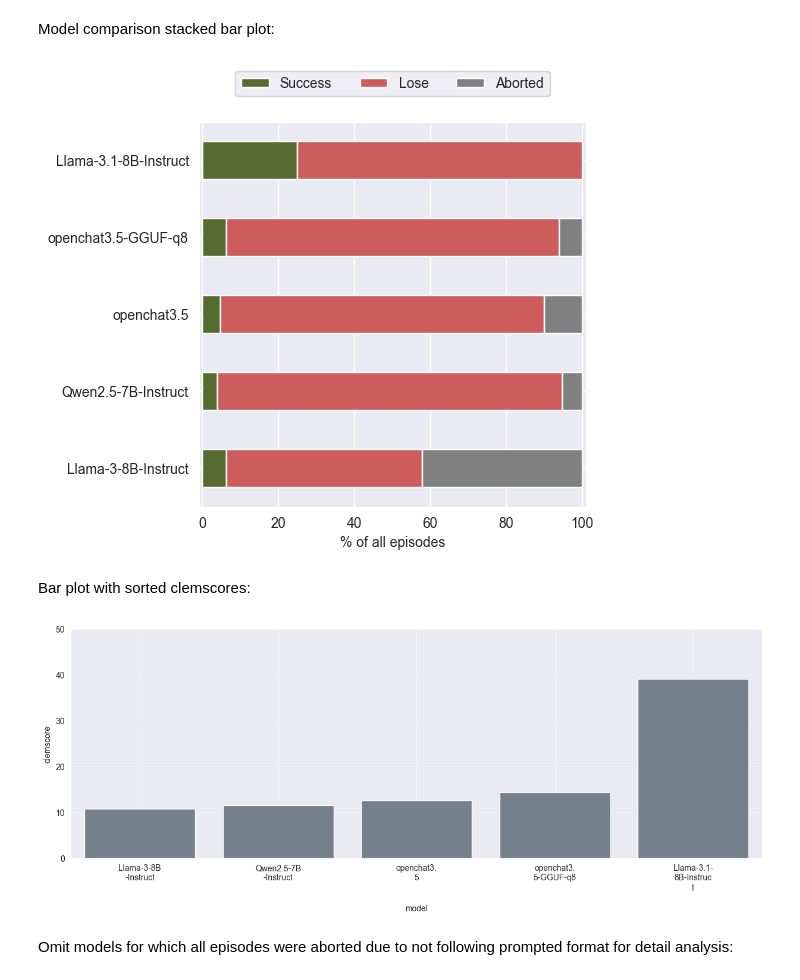
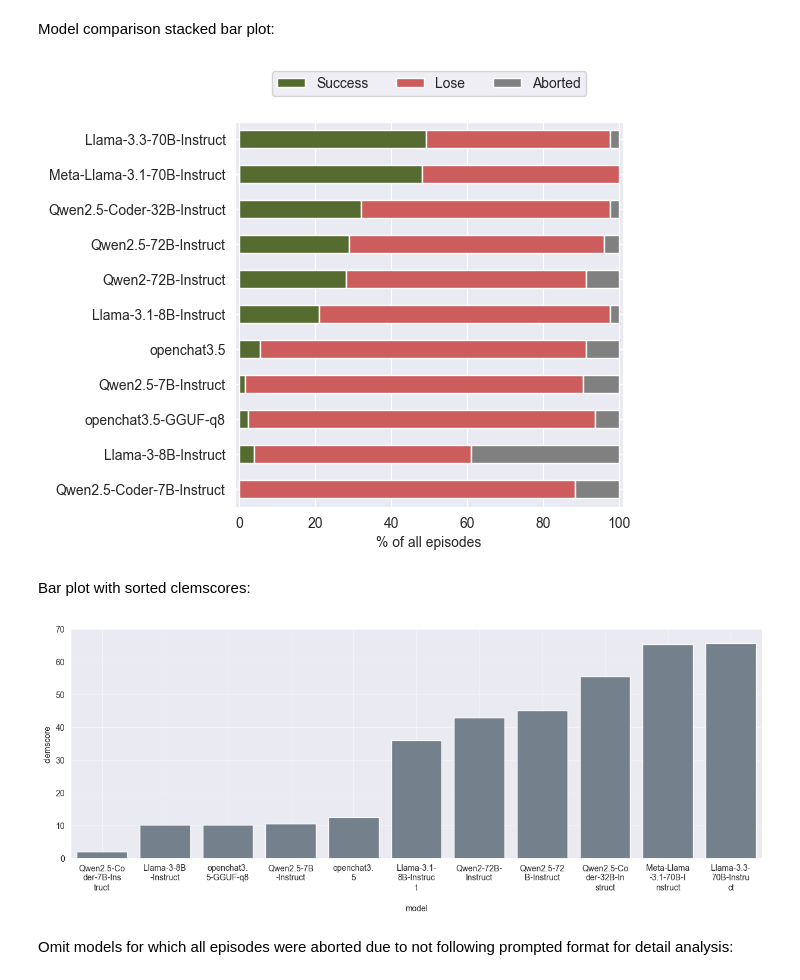
Before and after one commit to jmccardle/AdventureClemGame, a Jupyter notebook: adventuregame_eval.ipynb, the cells around one changed output. Saved outputs shown, nothing was run; the diff lists cells and outputs as text; code cells hidden in the pictures.

```diff
--- a/adventuregame_eval.ipynb
+++ b/adventuregame_eval.ipynb
@@ -64,7 +64,12 @@ model_name_dict = {
     'Qwen2-72B-Instruct-t0.0--Qwen2-72B-Instruct-t0.0': "Qwen2-72B-Instruct",
     'Meta-Llama-3.1-8B-Instruct-t0.0--Meta-Llama-3.1-8B-Instruct-t0.0': 'Llama-3.1-8B-Instruct',
     'Meta-Llama-3-8B-Instruct-t0.0--Meta-Llama-3-8B-Instruct-t0.0': 'Llama-3-8B-Instruct',
-    'Qwen2.5-7B-Instruct-t0.0--Qwen2.5-7B-Instruct-t0.0': 'Qwen2.5-7B-Instruct'
+    'Qwen2.5-7B-Instruct-t0.0--Qwen2.5-7B-Instruct-t0.0': 'Qwen2.5-7B-Instruct',
+    'Qwen2.5-Coder-32B-Instruct-t0.0--Qwen2.5-Coder-32B-Instruct-t0.0': 'Qwen2.5-Coder-32B-Instruct',
+    'Qwen2.5-Coder-7B-Instruct-t0.0--Qwen2.5-Coder-7B-Instruct-t0.0': 'Qwen2.5-Coder-7B-Instruct',
+    'Qwen2.5-72B-Instruct-t0.0--Qwen2.5-72B-Instruct-t0.0': 'Qwen2.5-72B-Instruct',
+    'Llama-3.3-70B-Instruct-t0.0--Llama-3.3-70B-Instruct-t0.0': 'Llama-3.3-70B-Instruct',
+    'Meta-Llama-3.1-70B-Instruct-t0.0--Meta-Llama-3.1-70B-Instruct-t0.0': 'Meta-Llama-3.1-70B-Instruct'
 }
 
 experiment_short_name_dict = {
@@ -200,23 +217,23 @@ plt.xlim(-1, 101)
 plt.ylabel('')
 plt.show()
 # %% [output]
-[figure, old version]
+[figure, new version]
 # %% [markdown]
 Bar plot with sorted clemscores:
 # %%
 clem_aux = clem_df.sort_values(by='-, clemscore').reset_index(names='model').replace(model_name_dict)
 # warning, if models have matching names up the limit, results will be wrongly merged!
 clem_aux['model'] = clem_aux['model'].apply(lambda x: f'{x[:10]}\n{x[10:20]}\n{x[20:30]}\n{x[30:]}')
 
 fig = plt.figure(figsize=(15, 5))
 sns.barplot(clem_aux, x='model', y='-, clemscore', color='slategray')
 # plt.ylim(-5, 105)
-plt.ylim(0, 50)
+plt.ylim(0, 70)
 plt.ylabel('clemscore')
 plt.grid(alpha=0.5)
 plt.show()
 # %% [output]
-[figure, old version]
+[figure, new version]
 # %% [markdown]
 Omit models for which all episodes were aborted due to not following prompted format for detail analysis:
 # %%
```
Also changed, not shown: parts of 42 cells of this notebook.
